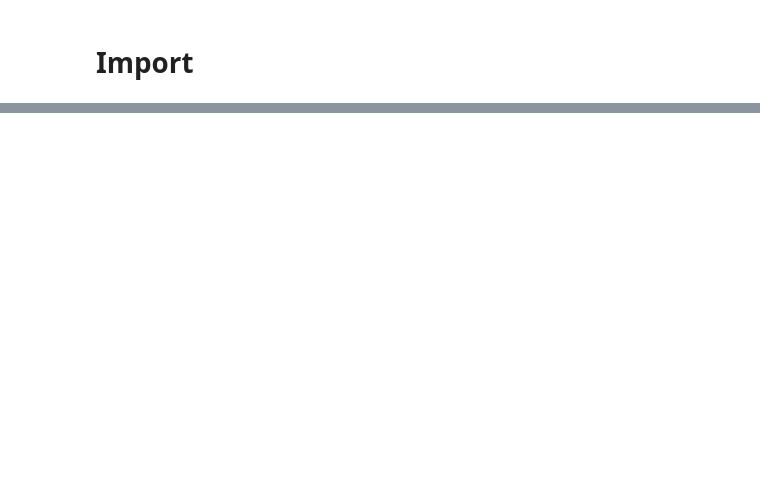
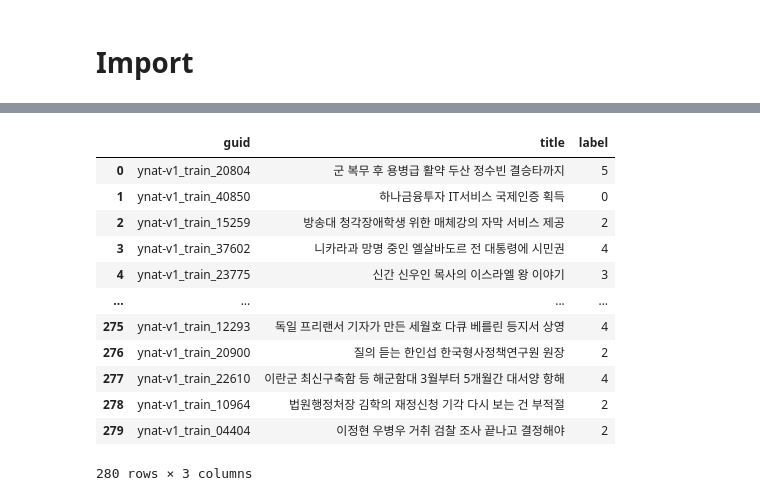
Before and after one commit to bbang3/korean-text-augmentation, a Jupyter notebook: bert_augmentation.ipynb, the cells around one changed output, grey strips where cells are left out. Saved outputs shown, nothing was run; the diff lists cells and outputs as text; code cells hidden in the pictures; blank space fills up the shorter version.

```diff
--- a/bert_augmentation.ipynb
+++ b/bert_augmentation.ipynb
@@ -129,0 +320,16 @@ augment_df.to_csv("dataset/train_aug_mlm.csv", index=False)
+# %%
+train_df
+# %% [output]
+|  | guid | title | label |
+| 0 | ynat-v1_train_20804 | 군 복무 후 용병급 활약 두산 정수빈 결승타까지 | 5 |
+| 1 | ynat-v1_train_40850 | 하나금융투자 IT서비스 국제인증 획득 | 0 |
+| 2 | ynat-v1_train_15259 | 방송대 청각장애학생 위한 매체강의 자막 서비스 제공 | 2 |
+| 3 | ynat-v1_train_37602 | 니카라과 망명 중인 엘살바도르 전 대통령에 시민권 | 4 |
+| 4 | ynat-v1_train_23775 | 신간 신우인 목사의 이스라엘 왕 이야기 | 3 |
+| ... | ... | ... | ... |
+| 275 | ynat-v1_train_12293 | 독일 프리랜서 기자가 만든 세월호 다큐 베를린 등지서 상영 | 4 |
+| 276 | ynat-v1_train_20900 | 질의 듣는 한인섭 한국형사정책연구원 원장 | 2 |
+| 277 | ynat-v1_train_22610 | 이란군 최신구축함 등 해군함대 3월부터 5개월간 대서양 항해 | 4 |
+| 278 | ynat-v1_train_10964 | 법원행정처장 김학의 재정신청 기각 다시 보는 건 부적절 | 2 |
+| 279 | ynat-v1_train_04404 | 이정현 우병우 거취 검찰 조사 끝나고 결정해야 | 2 |
+280 rows × 3 columns
```
Also changed, not shown: parts of 42 cells of this notebook.
